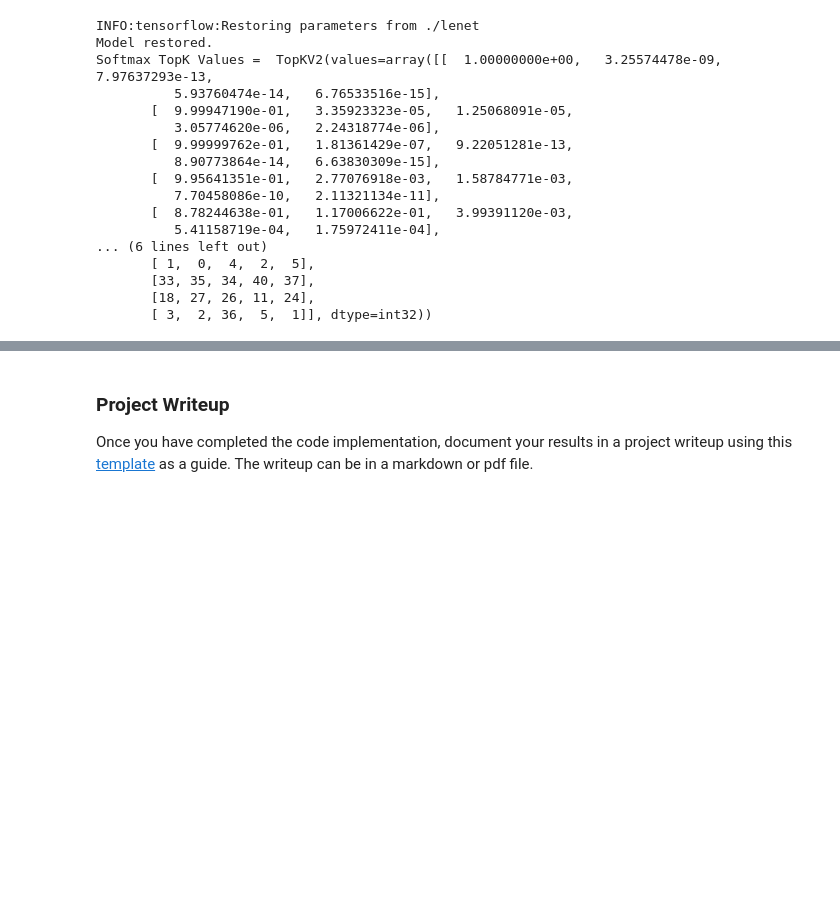
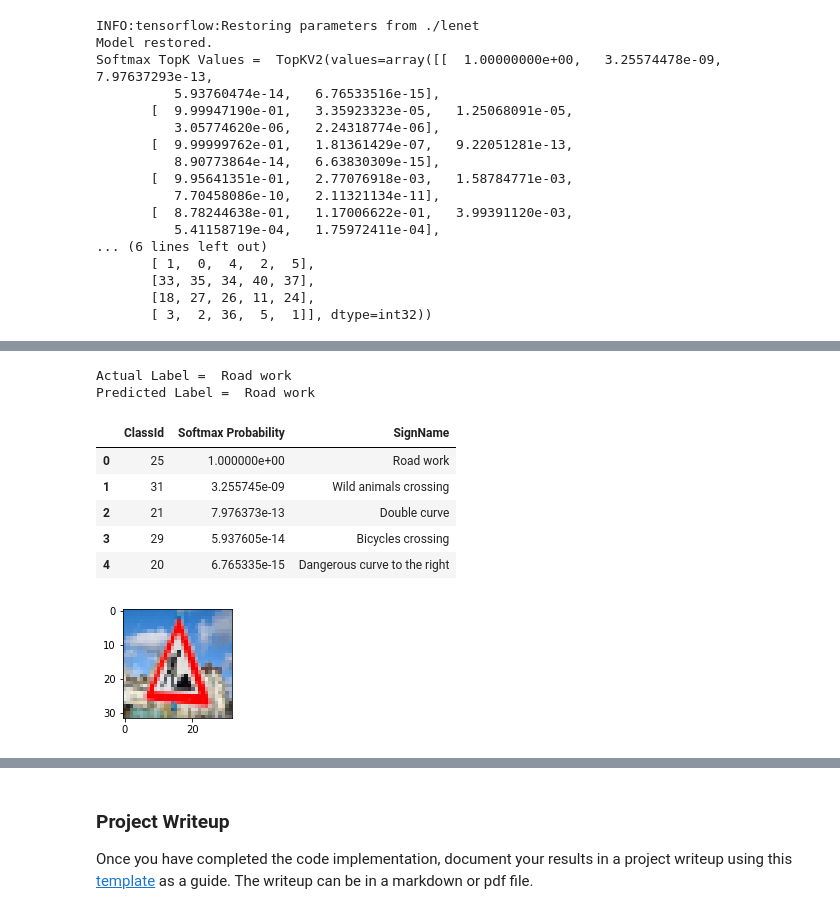
Before and after one commit to samiriff/CarND-Traffic-Sign-Classifier-Project, a Jupyter notebook: Traffic_Sign_Classifier.ipynb, the cells around one changed output, grey strips where cells are left out. Cells and saved outputs as stored; diff of their text form; code cells hidden in the pictures; blank space fills up the shorter version.

Commit message:
Updated softmax probability section to display dataframes

```diff
--- a/Traffic_Sign_Classifier.ipynb
+++ b/Traffic_Sign_Classifier.ipynb
@@ -652,0 +663,25 @@ Softmax TopK Values =  TopKV2(values=array([[  1.00000000e+00,   3.25574478e-09,
+# %%
+def get_sign_name(sign_labels_df, classId):
+    return sign_labels_df[sign_labels_df['ClassId'] == classId]['SignName'].tolist()[0]
+# %%
+def get_top_k_probabilities(values, indices):
+    top_k_df_image = pd.DataFrame(values, indices).reset_index().rename(
+        index=str, columns={"index": "ClassId", 0: "Softmax Probability"})
+    return top_k_df_image.merge(sign_labels_df, on=['ClassId'])
+# %%
+img_idx = 0
+fig, ax = plt.subplots(1, 1, figsize=(10, 2))
+ax.imshow(resized_img_arr[img_idx])
+print("Actual Label = ", y_test_labels[img_idx])
+print("Predicted Label = ", get_sign_name(sign_labels_df, top_k_values.indices[img_idx][0]))
+get_top_k_probabilities(top_k_values.values[img_idx], top_k_values.indices[img_idx])
+# %% [output]
+Actual Label =  Road work
+Predicted Label =  Road work
+|  | ClassId | Softmax Probability | SignName |
+| 0 | 25 | 1.000000e+00 | Road work |
+| 1 | 31 | 3.255745e-09 | Wild animals crossing |
+| 2 | 21 | 7.976373e-13 | Double curve |
+| 3 | 29 | 5.937605e-14 | Bicycles crossing |
+| 4 | 20 | 6.765335e-15 | Dangerous curve to the right |
+[figure, added]
```
Also changed, not shown: parts of 7 cells of this notebook.
